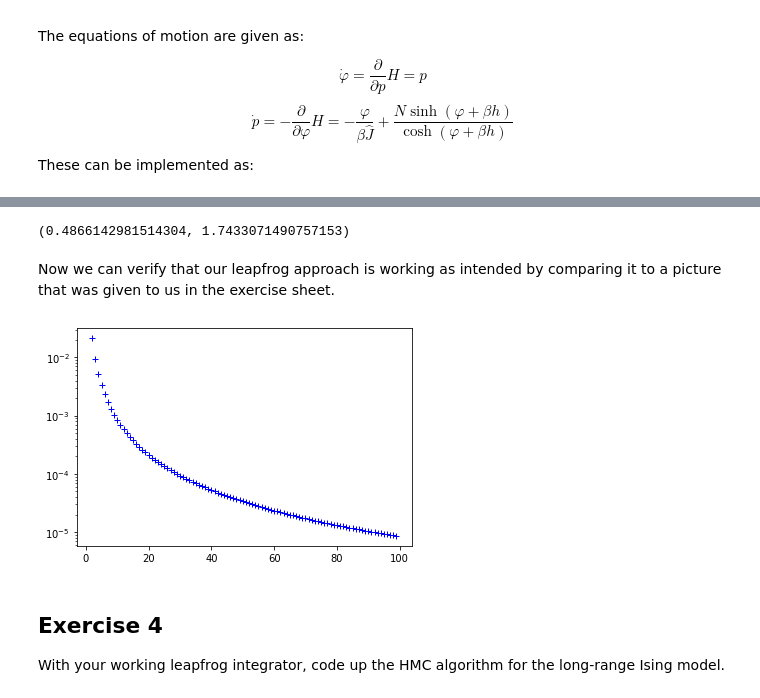
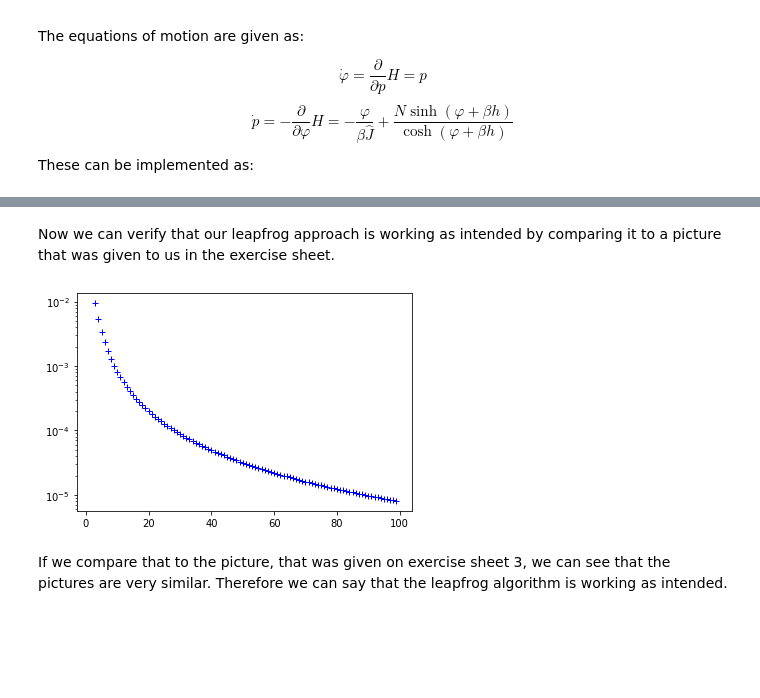
Before and after one commit to Trico94/physics760_Martin, a Jupyter notebook: Exercise 3/exercise3.ipynb, the cells around one changed output, grey strips where cells are left out. Saved outputs shown, nothing was run; the diff lists cells and outputs as text; code cells hidden in the pictures; blank space fills up the shorter version.

```diff
--- a/Exercise 3/exercise3.ipynb
+++ b/Exercise 3/exercise3.ipynb
@@ -36,15 +40,15 @@ The equations of motion are given as:
 These can be implemented as:
 # %%
 # The artificial Hamiltonian as defined above
-def hamiltonian_artificial(p , phi, N = 1, beta = 1, J = 1, h = 1):
-    return ((p**2/2)+phi**2/(2*beta*J)-N*math.log(2*math.cosh(phi+beta*h)))
+def hamiltonian_artificial(p , phi, N, beta_J, beta_h):
+    global beta
+    global J
+    return ((p**2/2)+(phi**2/(2*beta_J/N))-N*math.log(2*math.cosh(phi+beta_h)))
 
 # phi dot as defined in the function above
-def phi_dot(p , phi, N = 1, beta = 1, J = 1, h = 1):
-    # both p and phi are two-element arrays.  phi doesn't do anything
+def phi_dot(p , phi, N, beta_J, beta_h):
     return p
 
 # p dot as defined in the function above
-def p_dot(p , phi, N = 1, beta = 1, J = 1, h = 1):
-    # both p and phi are two-element arrays.  p doesn't do anything
-    return (-(phi/(beta*J))+(N*math.sinh(phi+beta*h)/(math.cosh(phi+beta*h))))
+def p_dot(p , phi, N, beta_J, beta_h):
+    return (-(phi/(beta_J/N))+((N*math.sinh(phi+beta_h)/(math.cosh(phi+beta_h)))))
@@ -56,8 +73,7 @@ Code up the leapfrog algorithm to evolve (p0, φ0) → (pf , φf ). Verify the c
 # %%
-
 # Here could also be a parameter called trajLength, but on the exercise sheet
 # it was given that this is supposed to be 1.
-def leapfrog(p_start, phi_start, Nmd):
+def leapfrog(p_start, phi_start, Nmd, N, beta_J, beta_h):
     p_end = p_start
     phi_end = phi_start
 
@@ -65,56 +81,51 @@ def leapfrog(p_start, phi_start, Nmd):
     epsilon = 1/Nmd
 
     # first half step of the leap frog
-    phi_end = phi_end + (epsilon/2) * phi_dot(p_end,phi_end)
+    phi_end = phi_end + (epsilon/2) * phi_dot(p_end,phi_end, N, beta_J, beta_h)
 
-    # now let the frogs jump. . .
+    # Now do all the steps untill the last one:
     for i in range((Nmd)-1):
-        p_end = p_end + epsilon*p_dot(p_end,phi_end)
-        phi_end = phi_end + epsilon*phi_dot(p_end,phi_end)
+        p_end = p_end + epsilon*p_dot(p_end, phi_end, N, beta_J, beta_h)
+        phi_end = phi_end + epsilon*phi_dot(p_end,phi_end, N, beta_J, beta_h)
 
-    # now we've gone one step too far
-    p_end = p_end + epsilon * p_dot(p_end,phi_end)
-    phi_end = phi_end + (epsilon/2) * phi_dot(p_end,phi_end)
+    # last half step
+    p_end = p_end + epsilon * p_dot(p_end,phi_end, N, beta_J, beta_h)
+    phi_end = phi_end + (epsilon/2) * phi_dot(p_end,phi_end, N, beta_J, beta_h)
 
     return (p_end, phi_end)
-
-print(leapfrog(1, 1, 1))
-# %% [output]
-(0.4866142981514304, 1.7433071490757153)
 # %% [markdown]
 Now we can verify that our leapfrog approach is working as intended by comparing it to a picture that was given to us in the exercise sheet.
 # %%
-def test_leapfrog(p, phi):
+def test_leapfrog(p, phi, N=20, beta_J=1, beta_h=0.5):
     # Initilizing Variables, that will be used later
     # to calculate H(p_f, phi_f)
     p_f = phi_f = 0
 
     # Initilizing the arrays for future plotting
     # The Nmd array goes from 2 to 100, the H_array
     # is the same length filled with zeros
     Nmd_array=np.arange(2, 100, 1)
     H_array=np.zeros(len(Nmd_array))
 
     # Calculating H(p_0, phi_0)
-    energy_before=hamiltonian_artificial(p, phi)
+    energy_before=hamiltonian_artificial(p, phi, N, beta_J, beta_h)
 
     for i in range(len(H_array)):
         # Doing the leapfrog algorithm
-        p_f, phi_f = leapfrog(p, phi, Nmd_array[i])
+        p_f, phi_f = leapfrog(p, phi, Nmd_array[i], N, beta_J, beta_h)
 
         # Calculating the energy after the leapfrog
-        energy_after=hamiltonian_artificial(p_f, phi_f)
+        energy_after=hamiltonian_artificial(p_f, phi_f, N, beta_J, beta_h)
 
         # This is calculated to see, if the picture we get
         # matches the picture from the exercise sheet.
         H_array[i]=(energy_after-energy_before)/energy_before
     plt.plot(Nmd_array, H_array, "b+", lw=1)
     plt.yscale("log")
     plt.savefig("leapfrog_test.png")
 
 test_leapfrog(1, 1)
 # %% [output]
-[figure, old version]
+[figure, new version]
-# %% [markdown]
-## Exercise 4
-With your working leapfrog integrator, code up the HMC algorithm for the long-range Ising model.
+# %% [markdown]
+If we compare that to the picture, that was given on exercise sheet 3, we can see that the pictures are very similar. Therefore we can say that the leapfrog algorithm is working as intended.
```
Also changed, not shown: parts of 18 cells of this notebook.
